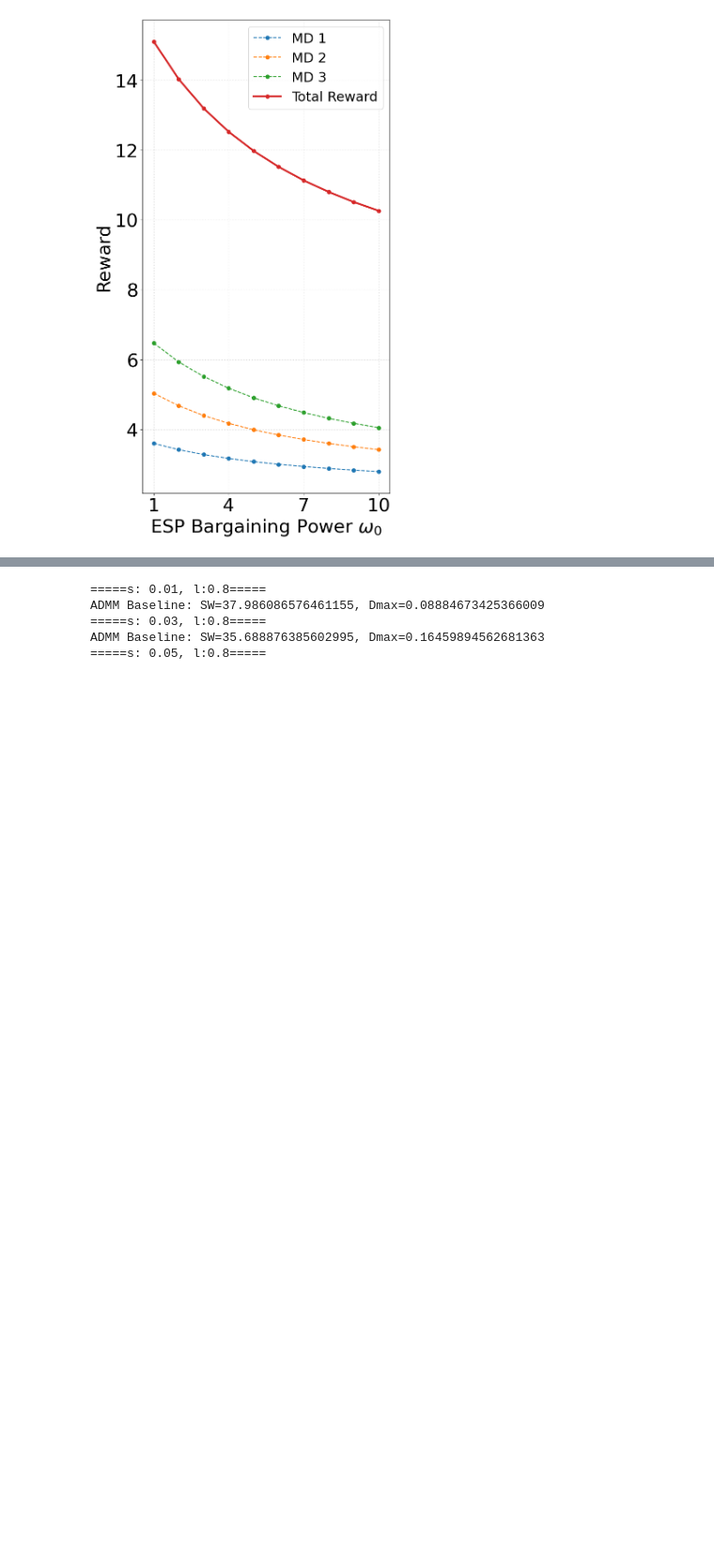
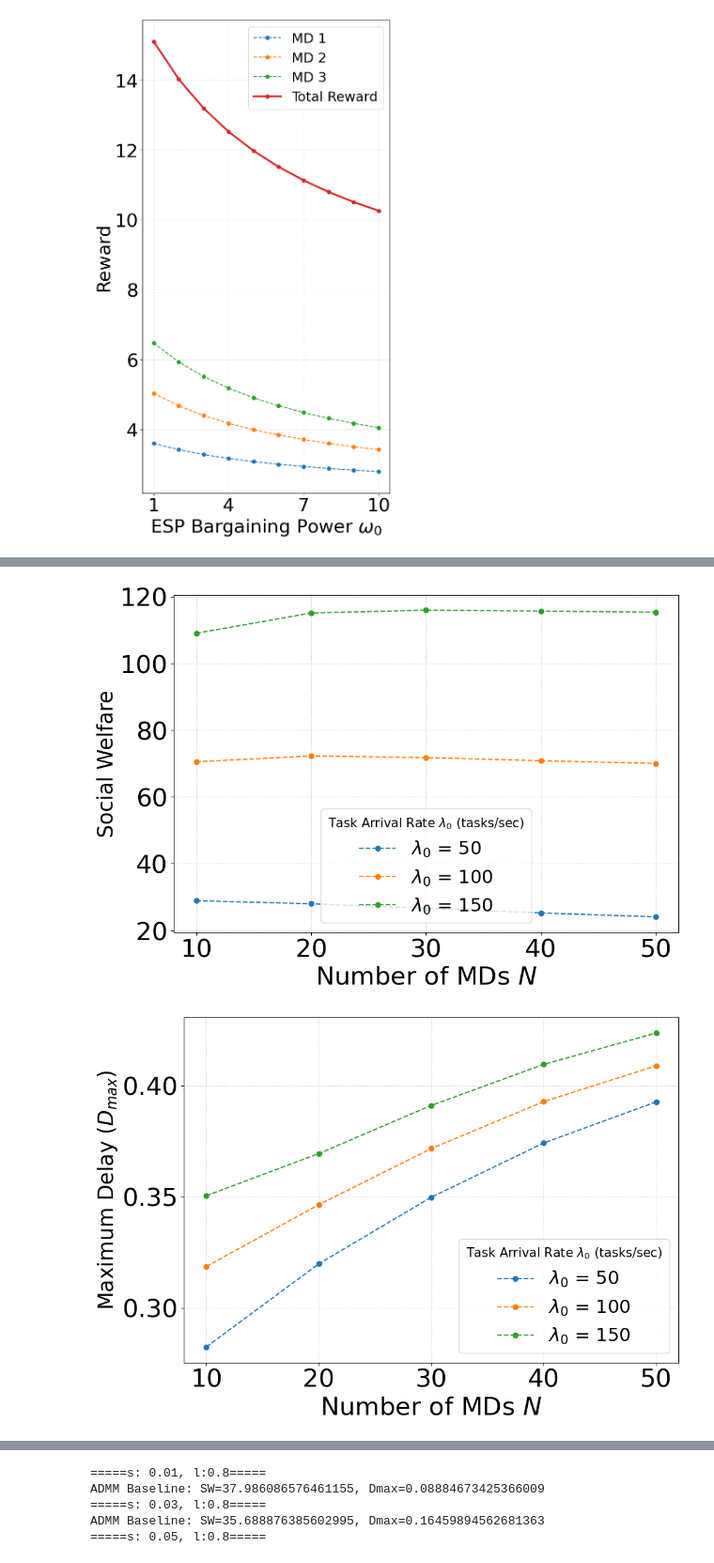
Before and after one commit to Barytes/NBS_project, a Jupyter notebook: plot.ipynb, the cells around one changed output, grey strips where cells are left out. Shown at 94% size. Saved outputs shown, nothing was run; the diff lists cells and outputs as text; code cells hidden in the pictures; blank space fills up the shorter version.

```diff
--- a/plot.ipynb
+++ b/plot.ipynb
@@ -536,0 +736,53 @@ plt.show()
+# %%
+# --- 2. 绘图准备 ---
+# 为了方便循环绘图，我们将所有数据和对应的标题、标签打包
+all_data = {
+    "Social Welfare": sw_history,
+    "Maximum Delay ($D_{max}$)": Dm_history,
+    "Mean Allocated Power ($\overline{p_n}$)": pmean_history,
+    "Mean MD Utility ($\overline{U_n}$)": umean_history,
+    "Mean Reward ($\overline{r_n}$)": rmean_history,
+    "Mean Task Dispatch Rate ($\overline{\lambda_n}$)": lambmean_history
+}
+
+# 2. 绘图准备
+# 【修改一】定义您想在X轴上显示的文本标签
+x_tick_labels = ['10', '20', '30', '40', '50']
+
+# 【修改二】定义您想在图例中显示的文本标签
+legend_labels = ['$\lambda_0$ = 50', '$\lambda_0$ = 100', '$\lambda_0$ = 150']
+# 注意: 这里的标签数量和顺序需要和您的 l_list 对应
+
+# 3. 循环生成图表
+for title, data_history in all_data.items():
+
+    # 设置全局字体大小 (保持不变)
+    plt.rc('axes', labelsize=30)
+    plt.rc('xtick', labelsize=30)
+    plt.rc('ytick', labelsize=30)
+    plt.rc('legend', fontsize=22)
+
+    plt.figure(figsize=(10, 7))
+
+    # 在同一张图上，为每个 l 值绘制一条曲线
+    for i, l_val in enumerate(lamb0):
+        plt.plot(num_mds, data_history[i], marker='o', linestyle='--',
+                 # 【修改二续】使用新的图例标签
+                 label=legend_labels[i])
+
+    # 美化图表
+    plt.xlabel('Number of MDs $N$', fontsize=30) # 保持与全局字体大小一致
+
+    # 【修改三】调整Y轴标题的字号
+    plt.ylabel(title, fontsize=25)
+
+    # 【修改一续】设置X轴的刻度位置和对应的文本标签
+    plt.xticks(ticks=num_mds, labels=x_tick_labels)
+
+    plt.grid(True, linestyle=':', alpha=0.7)
+    plt.legend(title='Task Arrival Rate $\lambda_0$ (tasks/sec)',title_fontsize=15)
+    plt.tight_layout()
+    plt.show()
+# %% [output]
+[figure, added]
+[figure, added]
```
Also changed, not shown: parts of 6 cells of this notebook, 1 other file.
